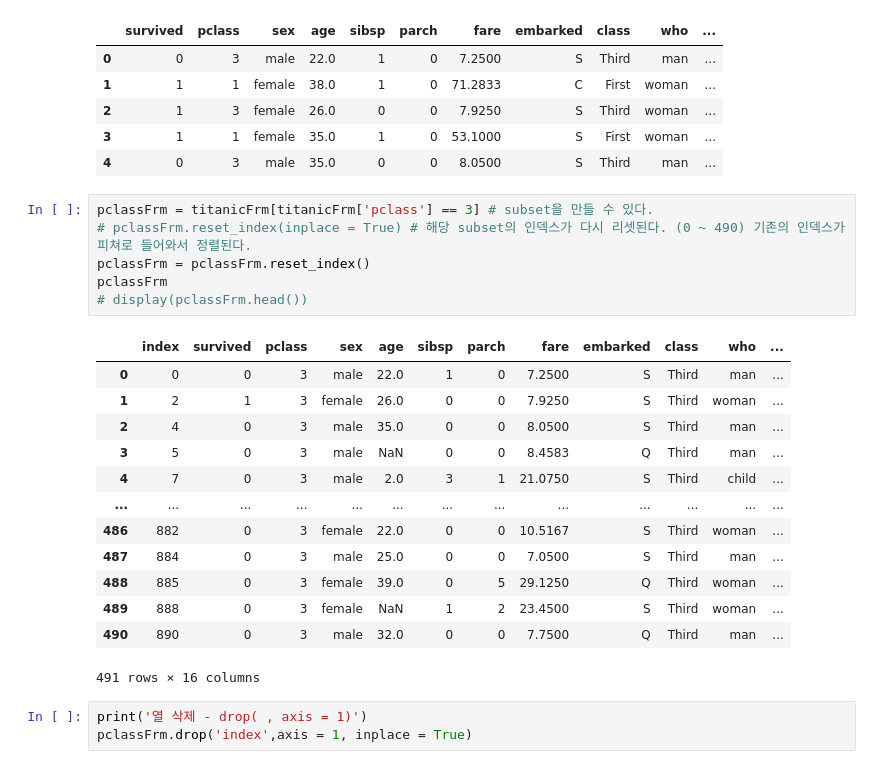
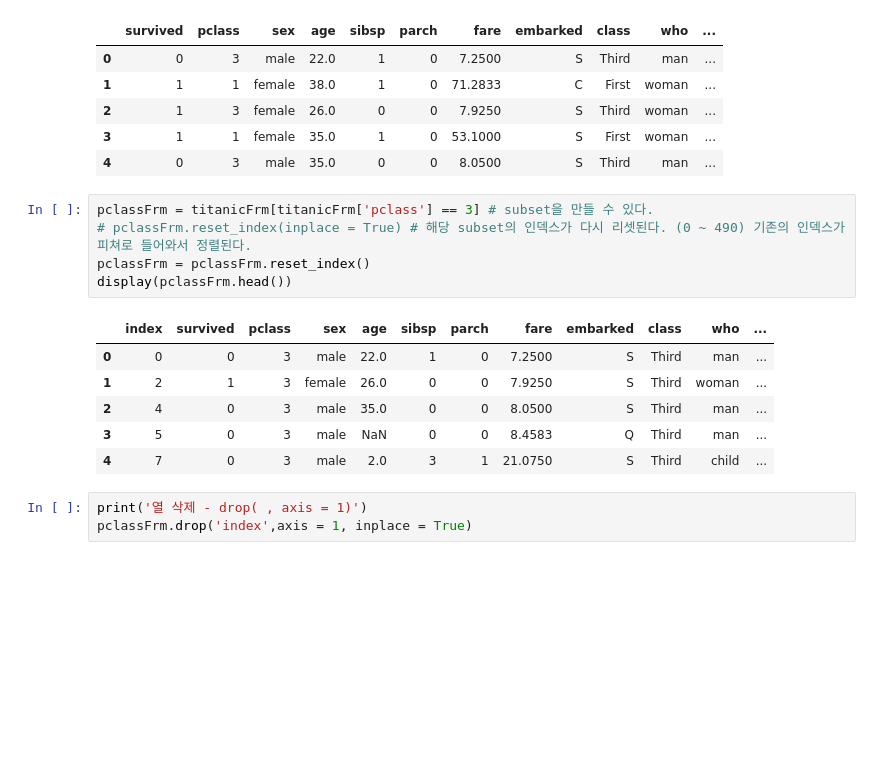
Before and after one commit to offensivesoup/dataScience, a Jupyter notebook: python_pandas_day03.ipynb, the cells around one changed output. Cells and saved outputs as stored; diff of their text form; blank space fills up the shorter version.

```diff
--- a/python_pandas_day03.ipynb
+++ b/python_pandas_day03.ipynb
@@ -62,23 +62,15 @@ display(titanicFrm.head())
 # %%
 pclassFrm = titanicFrm[titanicFrm['pclass'] == 3] # subset을 만들 수 있다.
 # pclassFrm.reset_index(inplace = True) # 해당 subset의 인덱스가 다시 리셋된다. (0 ~ 490) 기존의 인덱스가 피쳐로 들어와서 정렬된다.
 pclassFrm = pclassFrm.reset_index()
-pclassFrm
-# display(pclassFrm.head())
+display(pclassFrm.head())
 # %% [output]
 |  | index | survived | pclass | sex | age | sibsp | parch | fare | embarked | class | who | ... |
 | 0 | 0 | 0 | 3 | male | 22.0 | 1 | 0 | 7.2500 | S | Third | man | ... |
 | 1 | 2 | 1 | 3 | female | 26.0 | 0 | 0 | 7.9250 | S | Third | woman | ... |
 | 2 | 4 | 0 | 3 | male | 35.0 | 0 | 0 | 8.0500 | S | Third | man | ... |
 | 3 | 5 | 0 | 3 | male | NaN | 0 | 0 | 8.4583 | Q | Third | man | ... |
 | 4 | 7 | 0 | 3 | male | 2.0 | 3 | 1 | 21.0750 | S | Third | child | ... |
-| ... | ... | ... | ... | ... | ... | ... | ... | ... | ... | ... | ... | ... |
-| 486 | 882 | 0 | 3 | female | 22.0 | 0 | 0 | 10.5167 | S | Third | woman | ... |
-| 487 | 884 | 0 | 3 | male | 25.0 | 0 | 0 | 7.0500 | S | Third | man | ... |
-| 488 | 885 | 0 | 3 | female | 39.0 | 0 | 5 | 29.1250 | Q | Third | woman | ... |
-| 489 | 888 | 0 | 3 | female | NaN | 1 | 2 | 23.4500 | S | Third | woman | ... |
-| 490 | 890 | 0 | 3 | male | 32.0 | 0 | 0 | 7.7500 | Q | Third | man | ... |
-491 rows × 16 columns
 # %%
 print('열 삭제 - drop( , axis = 1)')
 pclassFrm.drop('index',axis = 1, inplace = True)
```
Also changed, not shown: parts of 47 cells of this notebook, 7 other files.
